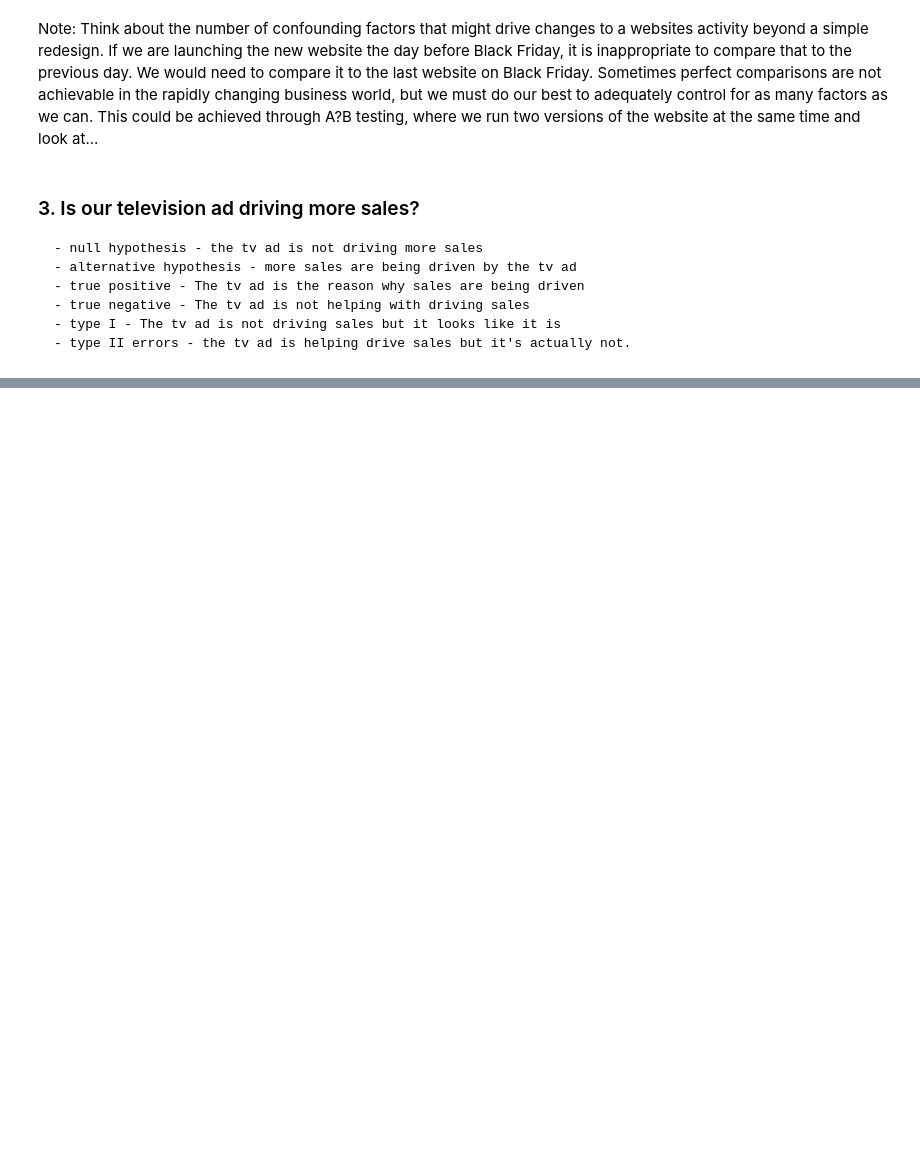
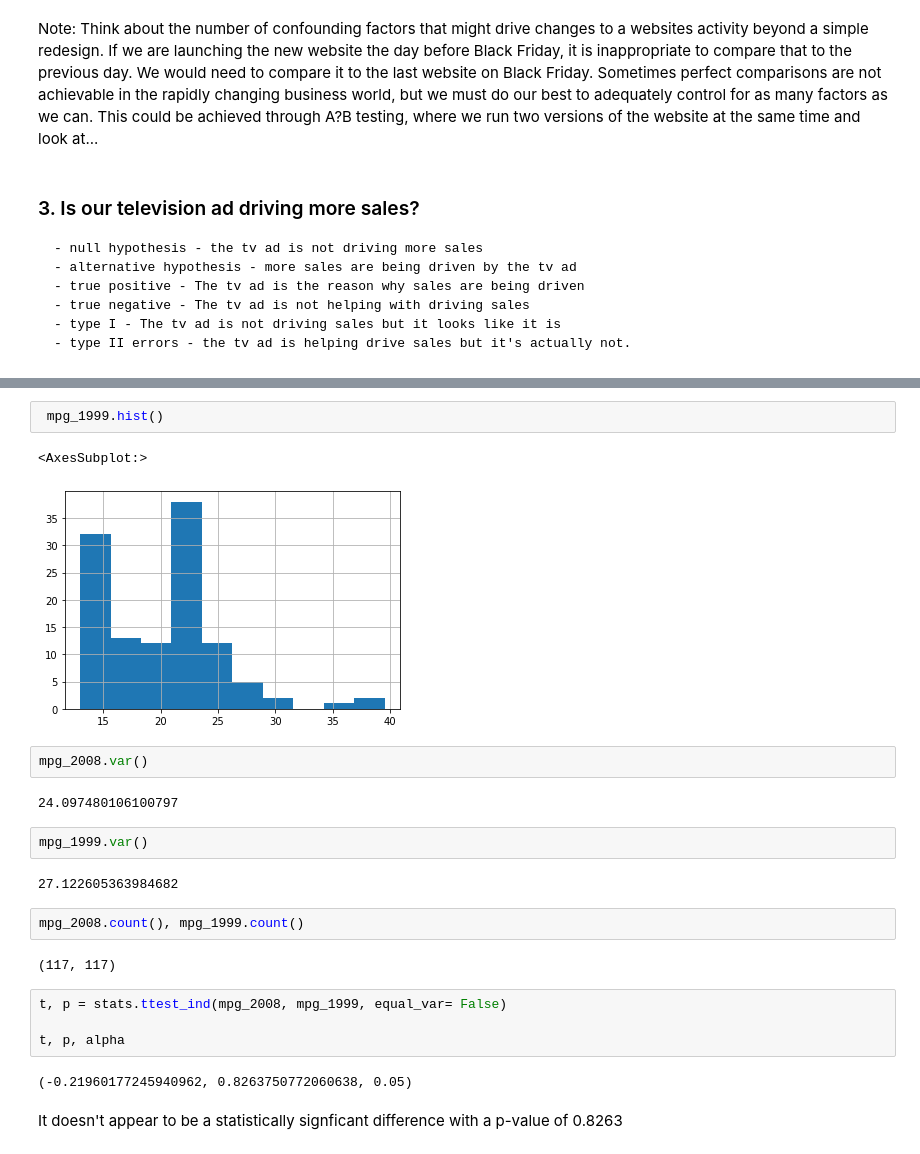
Before and after one commit to Jason-R-Turner/statistics-exercises, a Jupyter notebook: hypothesis_testing.ipynb, the cells around one changed output, grey strips where cells are left out. Saved outputs shown, nothing was run; the diff lists cells and outputs as text; blank space fills up the shorter version.

```diff
--- a/hypothesis_testing.ipynb
+++ b/hypothesis_testing.ipynb
@@ -34,0 +132,25 @@ Note: Think about the number of confounding factors that might drive changes to
+# %%
+ mpg_1999.hist()
+# %% [output]
+<AxesSubplot:>
+[figure, added]
+# %%
+mpg_2008.var()
+# %% [output]
+24.097480106100797
+# %%
+mpg_1999.var()
+# %% [output]
+27.122605363984682
+# %%
+mpg_2008.count(), mpg_1999.count()
+# %% [output]
+(117, 117)
+# %%
+t, p = stats.ttest_ind(mpg_2008, mpg_1999, equal_var= False)
+
+t, p, alpha
+# %% [output]
+(-0.21960177245940962, 0.8263750772060638, 0.05)
+# %% [markdown]
+It doesn't appear to be a statistically signficant difference with a p-value of 0.8263
```
Also changed, not shown: parts of 47 cells of this notebook, 1 other file.
